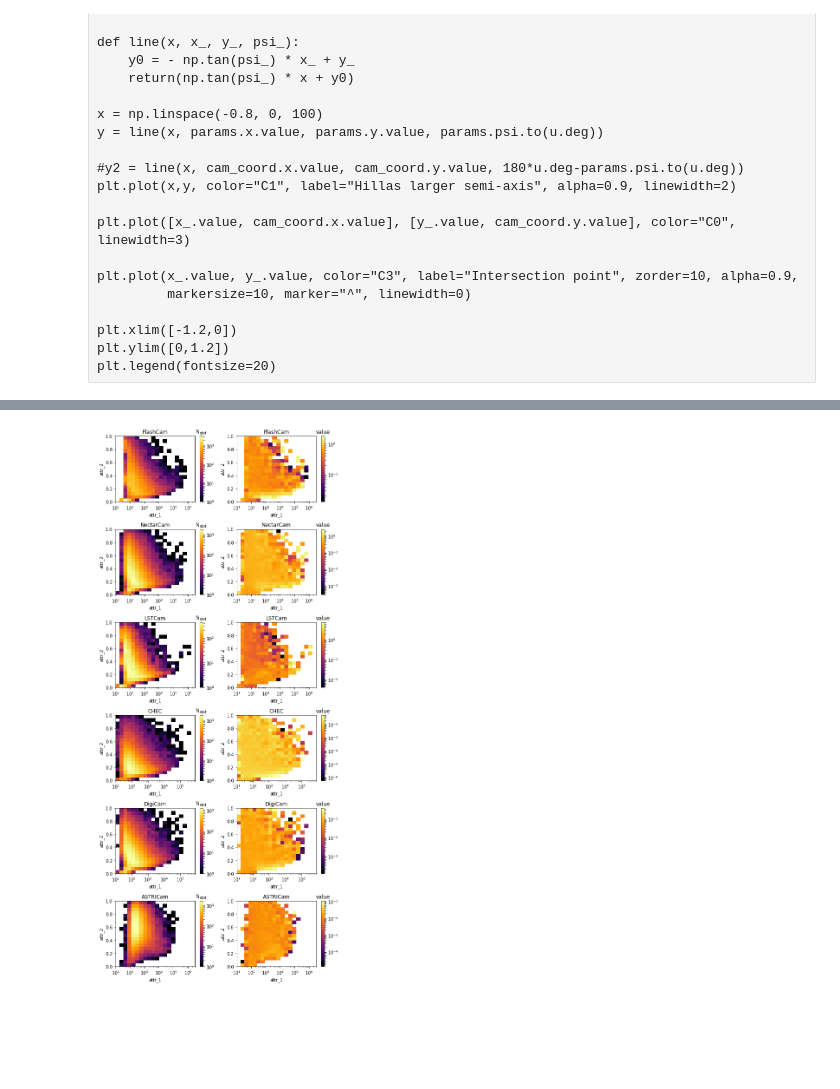
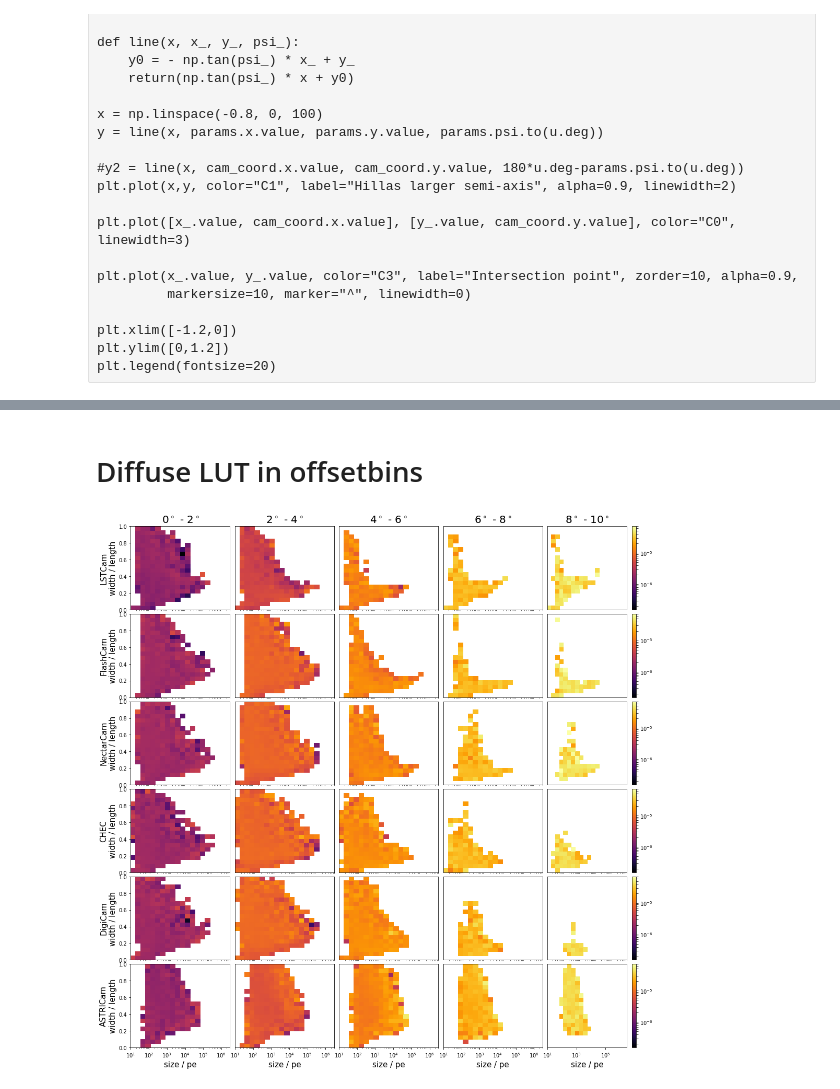
Before and after one commit to mireianievas/konsta_cta, a Jupyter notebook: Notebooks/direction_reco/AngularResolution.ipynb, the cells around one changed output, grey strips where cells are left out. Drawn from its saved outputs; the diff is of its cells as text; code cells hidden in the pictures; blank space fills up the shorter version.

Commit message:
Adding proper dca feature list write option
Improving make_lookup and speedup. Adding basic methods for plotting in different offbinnings. Adding skript to make LUT from feature lists.

```diff
--- a/Notebooks/direction_reco/AngularResolution.ipynb
+++ b/Notebooks/direction_reco/AngularResolution.ipynb
@@ -661,4 +562,11 @@ LUTgen = LookupGenerator.combine_LUTs(files)
-# %%
-LUTgen.display_lookup()
-# %% [output]
-[figure, removed]
+# %% [markdown]
+# Diffuse LUT in offsetbins
+# %%
+files = glob.glob("/Users/konstantinpfrang/ctaout/diffuse/make_LUT/LUT_500_verbose_deg/output*.pickle")
+LUTs = merge_verbose_LUTs(files, 5)
+
+max_val, min_val = get_vrange(LUTs)
+plot_verbose(LUTs)
+plt.savefig("LUT_offsets_deg.pdf")
+# %% [output]
+[figure, added]
```
Also changed, not shown: parts of 38 cells of this notebook, 17 other files.
